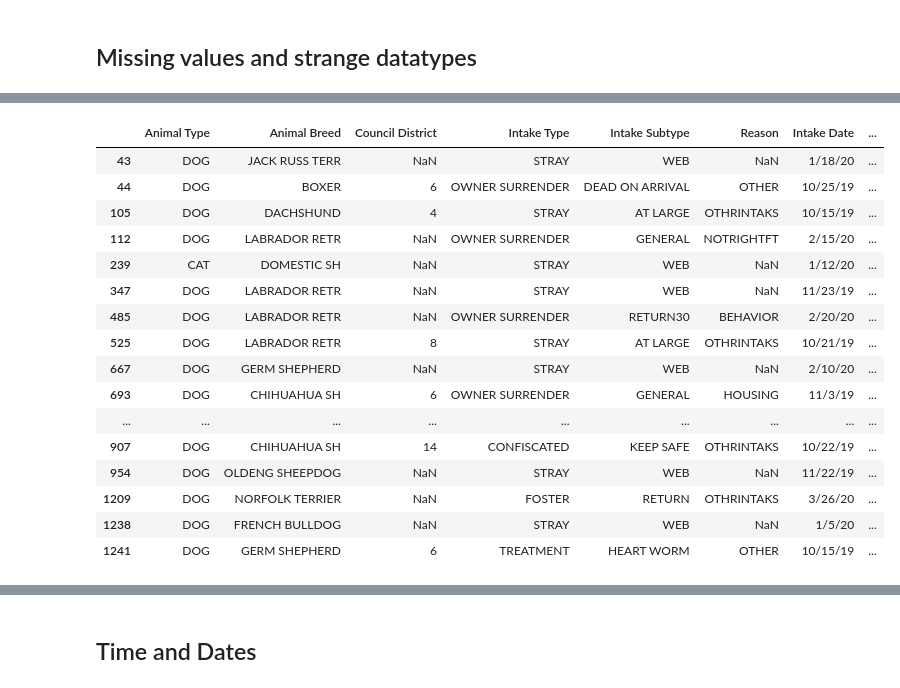
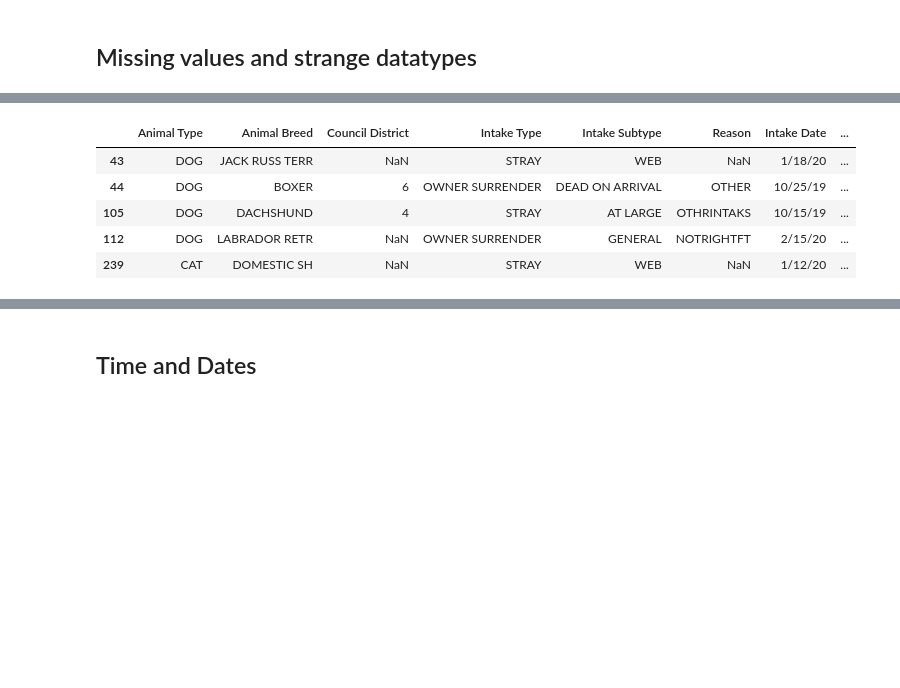
Before and after one commit to cwong690/Dallas-Paws, a Jupyter notebook: dallas_animals.ipynb, the cells around one changed output, grey strips where cells are left out. Drawn from its saved outputs; the diff is of its cells as text; code cells hidden in the pictures; blank space fills up the shorter version.

```diff
--- a/dallas_animals.ipynb
+++ b/dallas_animals.ipynb
@@ -78,25 +86,14 @@ Data columns (total 17 columns):
 dtypes: object(17)
 memory usage: 2.6+ MB
 # %%
-dallas[dallas.isnull().any(axis=1) == True].head(20)
+dallas[dallas.isnull().any(axis=1) == True].head(5)
 # %% [output]
 |  | Animal Type | Animal Breed | Council District | Intake Type | Intake Subtype | Reason | Intake Date | ... |
 | 43 | DOG | JACK RUSS TERR | NaN | STRAY | WEB | NaN | 1/18/20 | ... |
 | 44 | DOG | BOXER | 6 | OWNER SURRENDER | DEAD ON ARRIVAL | OTHER | 10/25/19 | ... |
 | 105 | DOG | DACHSHUND | 4 | STRAY | AT LARGE | OTHRINTAKS | 10/15/19 | ... |
 | 112 | DOG | LABRADOR RETR | NaN | OWNER SURRENDER | GENERAL | NOTRIGHTFT | 2/15/20 | ... |
 | 239 | CAT | DOMESTIC SH | NaN | STRAY | WEB | NaN | 1/12/20 | ... |
-| 347 | DOG | LABRADOR RETR | NaN | STRAY | WEB | NaN | 11/23/19 | ... |
-| 485 | DOG | LABRADOR RETR | NaN | OWNER SURRENDER | RETURN30 | BEHAVIOR | 2/20/20 | ... |
-| 525 | DOG | LABRADOR RETR | 8 | STRAY | AT LARGE | OTHRINTAKS | 10/21/19 | ... |
-| 667 | DOG | GERM SHEPHERD | NaN | STRAY | WEB | NaN | 2/10/20 | ... |
-| 693 | DOG | CHIHUAHUA SH | 6 | OWNER SURRENDER | GENERAL | HOUSING | 11/3/19 | ... |
-| ... | ... | ... | ... | ... | ... | ... | ... | ... |
-| 907 | DOG | CHIHUAHUA SH | 14 | CONFISCATED | KEEP SAFE | OTHRINTAKS | 10/22/19 | ... |
-| 954 | DOG | OLDENG SHEEPDOG | NaN | STRAY | WEB | NaN | 11/22/19 | ... |
-| 1209 | DOG | NORFOLK TERRIER | NaN | FOSTER | RETURN | OTHRINTAKS | 3/26/20 | ... |
-| 1238 | DOG | FRENCH BULLDOG | NaN | STRAY | WEB | NaN | 1/5/20 | ... |
-| 1241 | DOG | GERM SHEPHERD | 6 | TREATMENT | HEART WORM | OTHER | 10/15/19 | ... |
 # %%
 dallas[dallas['Animal Type'] == 'CAT']['Council District'].value_counts(dropna=False).sort_index()
 # %% [output]
```
Also changed, not shown: parts of 18 cells of this notebook.
